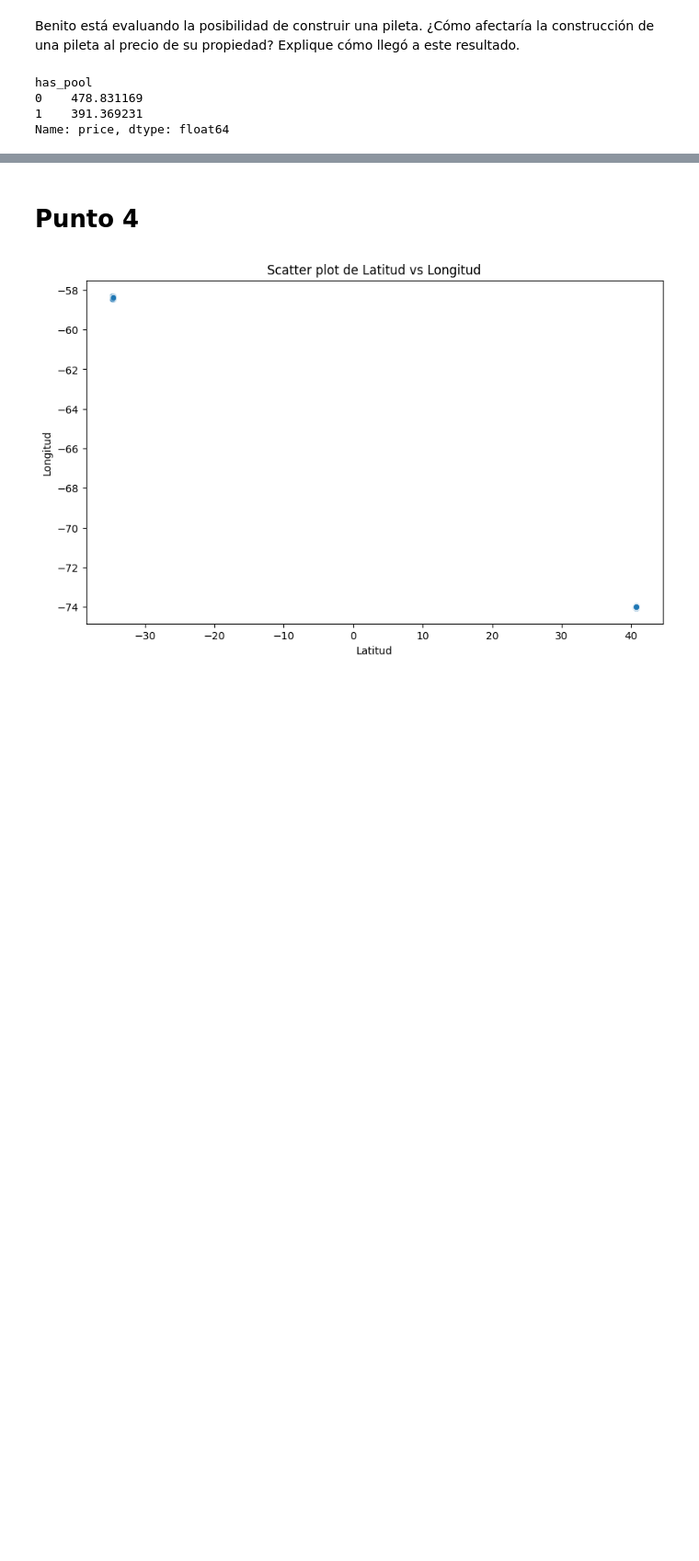
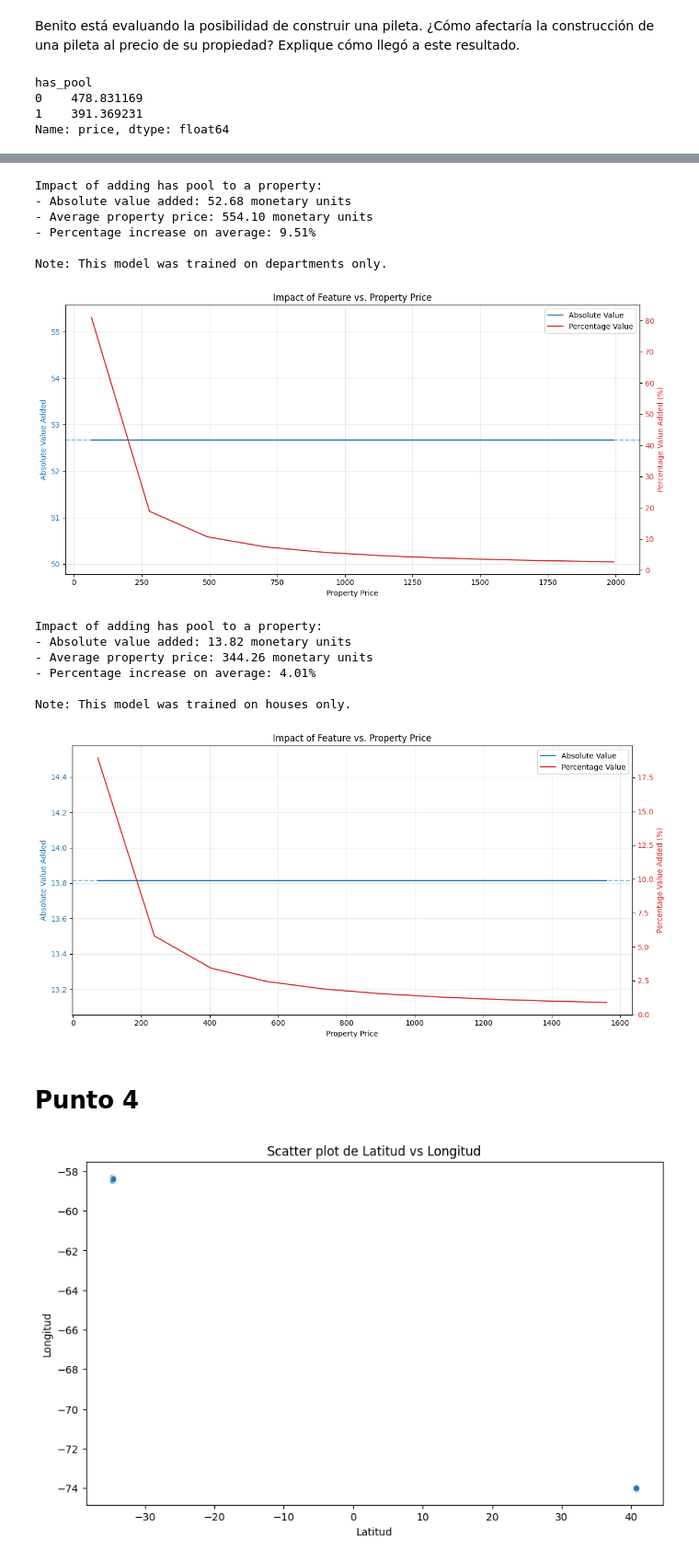
Before and after one commit to frizynn/tp1-machine-learning, a Jupyter notebook: src/Entrega_Tp1.ipynb, the cells around one changed output, grey strips where cells are left out. Shown at 92% size. Cells and saved outputs as stored; diff of their text form; code cells hidden in the pictures; blank space fills up the shorter version.

```diff
--- a/src/Entrega_Tp1.ipynb
+++ b/src/Entrega_Tp1.ipynb
@@ -637,0 +616,23 @@ El coeficiente para “has_pool” es +0.1173, lo que significa que, manteniendo
+# %%
+from utils import train_and_evaluate_model, visualize_regression_results
+
+df_pool_dept = pd.read_csv(r"../data/processed/casas_dev.csv")
+df_pool_dept = df_pool_dept[df_pool_dept["is_house"] == 0]
+
+results_pool_dept = train_and_evaluate_model(
+    df = df_pool_dept,
+    target_column="price",
+    test_size=0.20,
+    random_state=12,
+    feature_columns = ["has_pool","area","age","rooms","lat","lon"],
+    model_class=LinearRegressor,
+    transform_target=None,
+    normalize_features=False,
+    fit_params={'method': 'pseudo_inverse'},
+    metrics=['mse', 'r2', 'mae']
+)
+
+model_pool_dept = results_pool_dept["model"]
+
+
+dept_pool_cof = model_pool_dept.get_coef_dict()["has_pool"]
@@ -638,3 +655,24 @@ El coeficiente para “has_pool” es +0.1173, lo que significa que, manteniendo
+# %%
+
+
+pool_dept_impact = analyze_pool_value_impact(results_pool_dept, df_pool_dept)
+
+pool_house_impact = analyze_pool_value_impact(results_pool_house, df_pool_house)
+# %% [output]
+Impact of adding has pool to a property:
+- Absolute value added: 52.68 monetary units
+- Average property price: 554.10 monetary units
+- Percentage increase on average: 9.51%
+
+Note: This model was trained on departments only.
+[figure, added]
+Impact of adding has pool to a property:
+- Absolute value added: 13.82 monetary units
+- Average property price: 344.26 monetary units
+- Percentage increase on average: 4.01%
+
+Note: This model was trained on houses only.
+[figure, added]
 # %% [markdown]
 # Punto 4
 # %%
```
Also changed, not shown: parts of 28 cells of this notebook, 7 other files.
